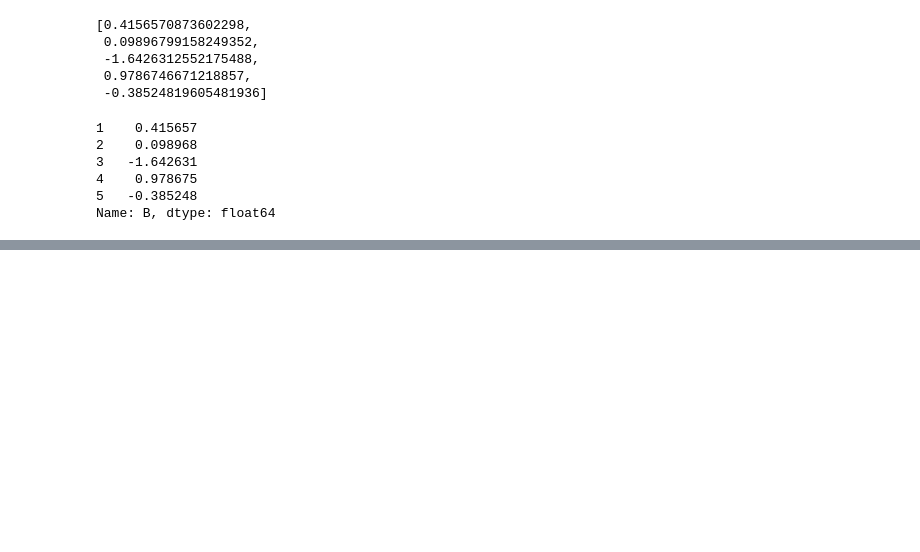
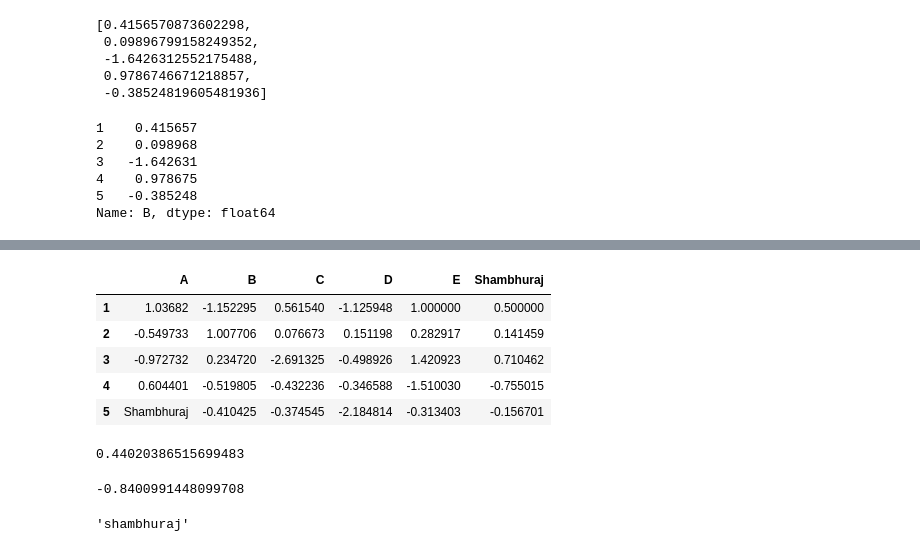
Before and after one commit to Shambhurajdesai/basics, a Jupyter notebook: Untitled8.ipynb, the cells around one changed output, grey strips where cells are left out. Drawn from its saved outputs; the diff is of its cells as text; code cells hidden in the pictures; blank space fills up the shorter version.

```diff
--- a/Untitled8.ipynb
+++ b/Untitled8.ipynb
@@ -197,0 +220,17 @@ Name: B, dtype: float64
+# %%
+df
+# %% [output]
+|  | A | B | C | D | E | Shambhuraj |
+| 1 | 1.03682 | -1.152295 | 0.561540 | -1.125948 | 1.000000 | 0.500000 |
+| 2 | -0.549733 | 1.007706 | 0.076673 | 0.151198 | 0.282917 | 0.141459 |
+| 3 | -0.972732 | 0.234720 | -2.691325 | -0.498926 | 1.420923 | 0.710462 |
+| 4 | 0.604401 | -0.519805 | -0.432236 | -0.346588 | -1.510030 | -0.755015 |
+| 5 | Shambhuraj | -0.410425 | -0.374545 | -2.184814 | -0.313403 | -0.156701 |
+# %%
+df['Shambhuraj'].sum()
+# %% [output]
+0.44020386515699483
+# %%
+df['B'].sum()
+# %% [output]
+-0.8400991448099708
@@ -197,0 +242,4 @@ Name: B, dtype: float64
+# %%
+a.lower()
+# %% [output]
+'shambhuraj'
```
Also changed, not shown: parts of 31 cells of this notebook.
